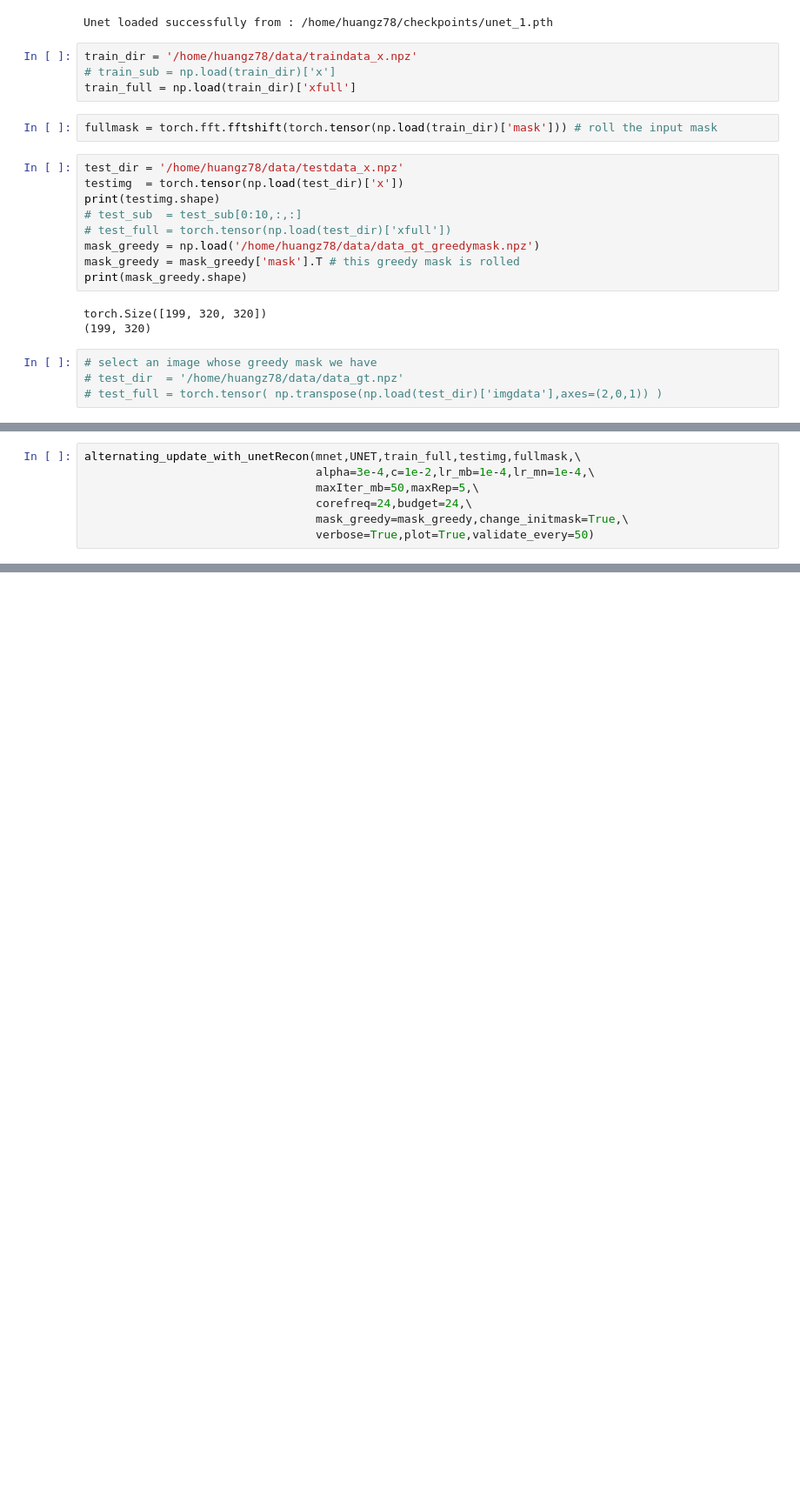
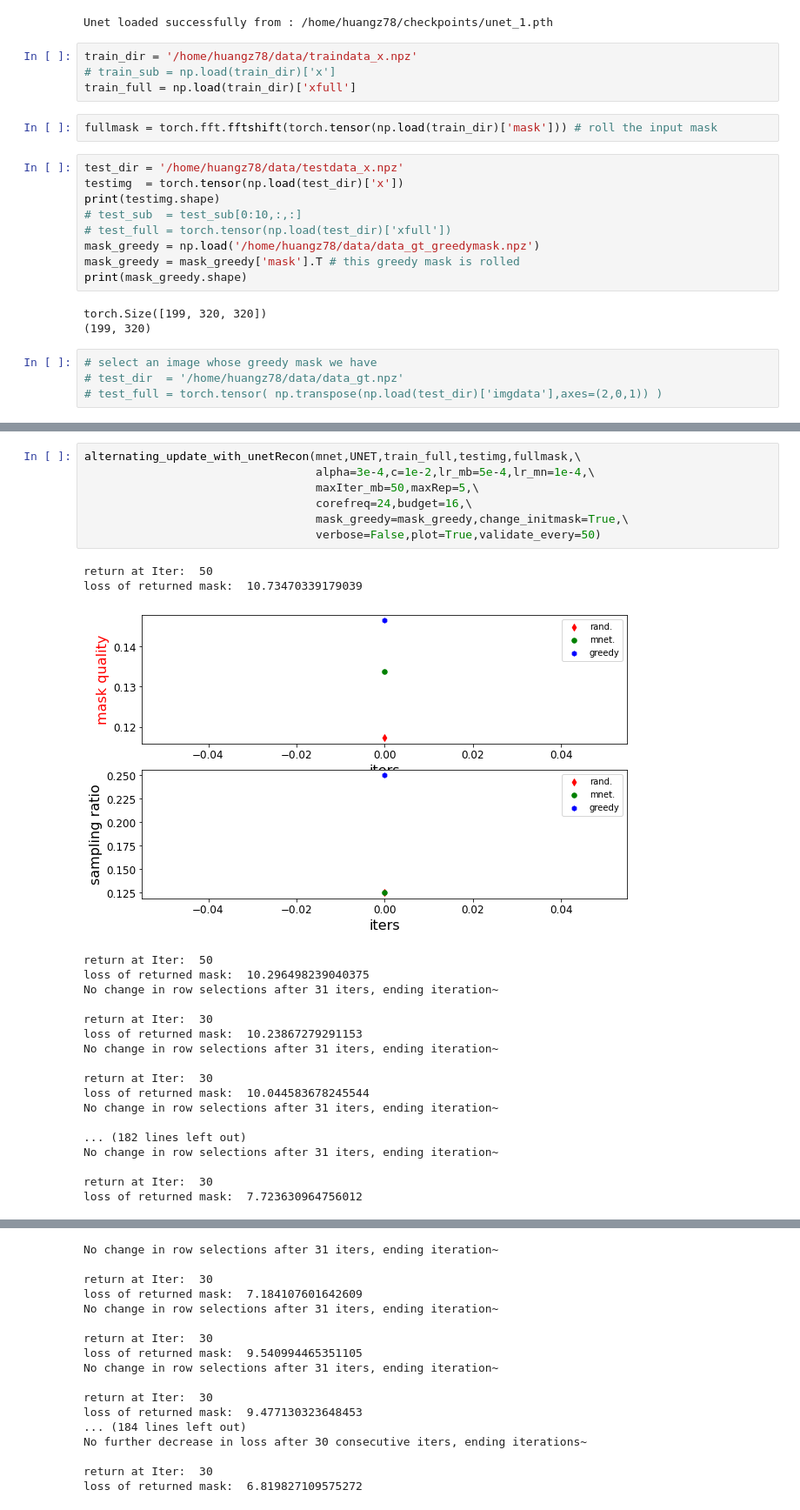
Before and after one commit to zhishenhuang/mri, a Jupyter notebook: splitting_scheme_cnn_maskbackward.ipynb, the cells around one changed output, grey strips where cells are left out. Shown: that part at 87% size. Drawn from its saved outputs; the diff is of its cells as text; blank space fills up the shorter version.

```diff
--- a/splitting_scheme_cnn_maskbackward.ipynb
+++ b/splitting_scheme_cnn_maskbackward.ipynb
@@ -195,8 +196,29 @@ def alternating_update_with_unetRecon(mnet,unet,trainfulls,testimg,mask_init,mas
     # return mnet, unet
 # %%
 alternating_update_with_unetRecon(mnet,UNET,train_full,testimg,fullmask,\
-                                  alpha=3e-4,c=1e-2,lr_mb=1e-4,lr_mn=1e-4,\
+                                  alpha=3e-4,c=1e-2,lr_mb=5e-4,lr_mn=1e-4,\
                                   maxIter_mb=50,maxRep=5,\
-                                  corefreq=24,budget=24,\
+                                  corefreq=24,budget=16,\
                                   mask_greedy=mask_greedy,change_initmask=True,\
-                                  verbose=True,plot=True,validate_every=50)
+                                  verbose=False,plot=True,validate_every=50)
+# %% [output]
+return at Iter:  50
+loss of returned mask:  10.73470339179039
+[figure, added]
+return at Iter:  50
+loss of returned mask:  10.296498239040375
+No change in row selections after 31 iters, ending iteration~
+
+return at Iter:  30
+loss of returned mask:  10.23867279291153
+No change in row selections after 31 iters, ending iteration~
+
+return at Iter:  30
+loss of returned mask:  10.044583678245544
+No change in row selections after 31 iters, ending iteration~
+
+... (182 lines left out)
+No change in row selections after 31 iters, ending iteration~
+
+return at Iter:  30
+loss of returned mask:  7.723630964756012
@@ -202,0 +226,17 @@ alternating_update_with_unetRecon(mnet,UNET,train_full,testimg,fullmask,\
+No change in row selections after 31 iters, ending iteration~
+
+return at Iter:  30
+loss of returned mask:  7.184107601642609
+No change in row selections after 31 iters, ending iteration~
+
+return at Iter:  30
+loss of returned mask:  9.540994465351105
+No change in row selections after 31 iters, ending iteration~
+
+return at Iter:  30
+loss of returned mask:  9.477130323648453
+... (184 lines left out)
+No further decrease in loss after 30 consecutive iters, ending iterations~
+
+return at Iter:  30
+loss of returned mask:  6.819827109575272
```
Also changed, not shown: parts of 4 cells of this notebook, 2 other files.
